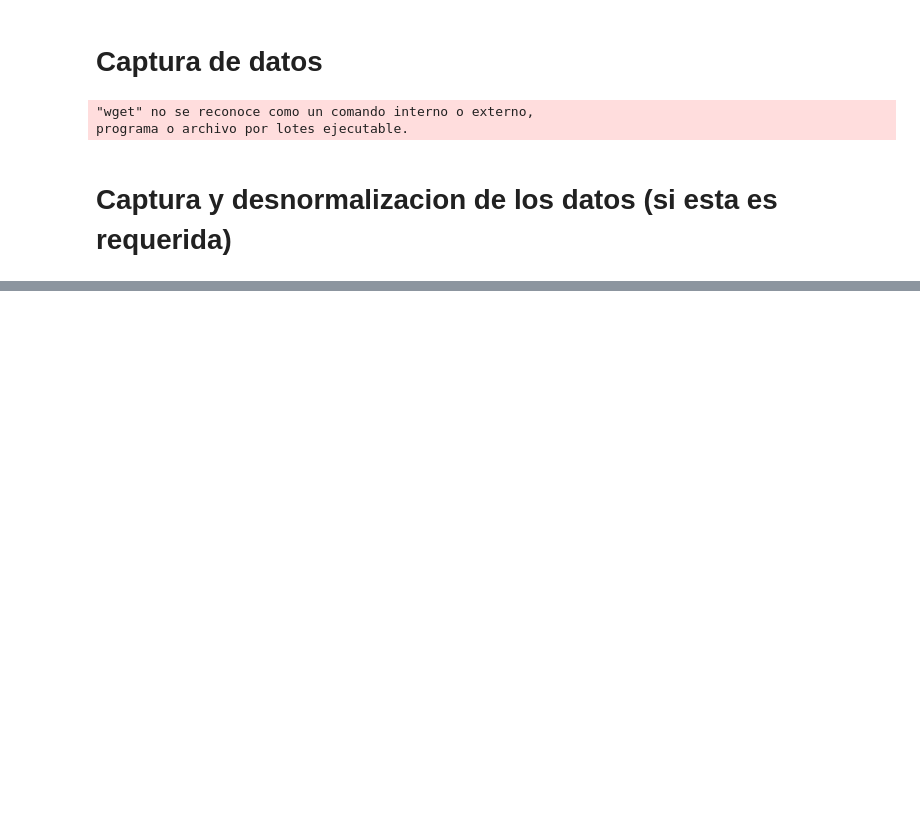
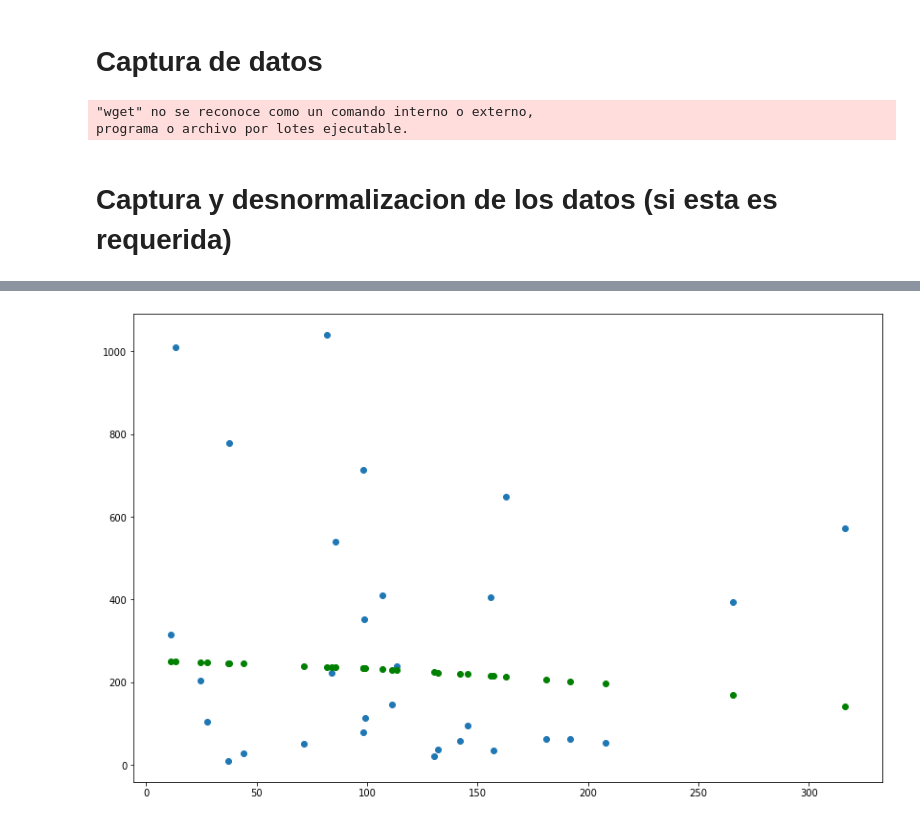
Before and after one commit to hjmesa/Dengue, a Jupyter notebook: Evaluacion_Regresiones_Cali_Mes.ipynb, the cells around one changed output, grey strips where cells are left out. Drawn from its saved outputs; the diff is of its cells as text; code cells hidden in the pictures; blank space fills up the shorter version.

```diff
--- a/Evaluacion_Regresiones_Cali_Mes.ipynb
+++ b/Evaluacion_Regresiones_Cali_Mes.ipynb
@@ -1367,0 +719,86 @@ Precisión del modelo: R =  -0.7582239622644642
+# %%
+# OK (6)
+
+#Precision en la regresion polinomial simple con datos desnormalizados
+P_R_POLI_S_DN = np.zeros(15)
+
+cadena = ""
+print (cadena.center(100, "="))
+cadena = "                                    REGRESION POLINOMIAL SIMPLE                                   "
+print (cadena.center(100, "="))
+cadena = "                                                                                                  "
+print (cadena.center(100, "="))
+cadena = "                               DATOS MENSUALES DESNORMALIZADOS - CALI                             "
+print (cadena.center(100, "="))
+cadena = ""
+print (cadena.center(100, "="))
+print ('\n\n\n')
+
+#Seleccionar como variable dependiente el numero de casos
+y = Datos_dn[:, len(Datos_dn[0])-2]
+
+
+#Se define el grado del polinomio
+poli_reg = PolynomialFeatures(degree = 2)
+
+
+for i in range (2,len(Datos_dn[0])-2):
+    cadena = Nombres[i].capitalize()
+    print (cadena.center(70, "*"))
+    print ('\n')
+
+
+    # Capturar y estructurar las variables independientes del modelo
+    X = Datos_dn[:, i]
+    X = np.reshape(X, (L,1))
+
+
+
+    #Separo los datos de "train" en entrenamiento y prueba para probar los algoritmos
+    X_train, X_test, y_train, y_test = train_test_split(X, y, test_size=0.2)
+
+
+
+    ########## IMPLEMENTACIÓN DE REGRESIÓN POLINOMIAL ##########
+
+
+    #Se transforma las características existentes en características de mayor grado
+    X_train_poli = poli_reg.fit_transform(X_train)
+    X_test_poli = poli_reg.fit_transform(X_test)
+
+    #Defino el algoritmo a utilizar
+    pr = linear_model.LinearRegression()
+
+    #Entreno el modelo
+    pr.fit(X_train_poli, y_train)
+
+    #Realizo una predicción
+    Y_pred_pr = pr.predict(X_test_poli)
+
+
+    #Graficamos los datos junto con el modelo
+    plt.scatter(X_test, y_test)
+    plt.scatter(X_test, Y_pred_pr, c="g")
+    plt.show()
+
+    P_R_POLI_S_DN[i-2]=pr.score(X_test_poli, y_test)
+
+    print('Precisión del modelo:')
+    print('Precisión del modelo: R = ',P_R_POLI_S_DN[i-2])
+    print('\n\n')
+
+
+#Grafico de barras con la presición del modelo para cada variable
+fig = plt.figure('precisión del modelo para cada variable')
+ax = fig.add_subplot(111) # Axes
+
+Variables = Nombres[2:-2]
+datos = P_R_POLI_S_DN
+xx = range(len(datos))
+
+ax.bar(xx, datos, width=0.8, align='center')
+ax.set_xticks(xx)
+ax.set_xticklabels(Variables,rotation=90)
+ax.grid(True)
+plt.show()
+# %% [output]
@@ -1367,0 +815 @@ Precisión del modelo: R =  -0.7582239622644642
+[figure, added]
```
Also changed, not shown: parts of 54 cells of this notebook, 16 other files.
